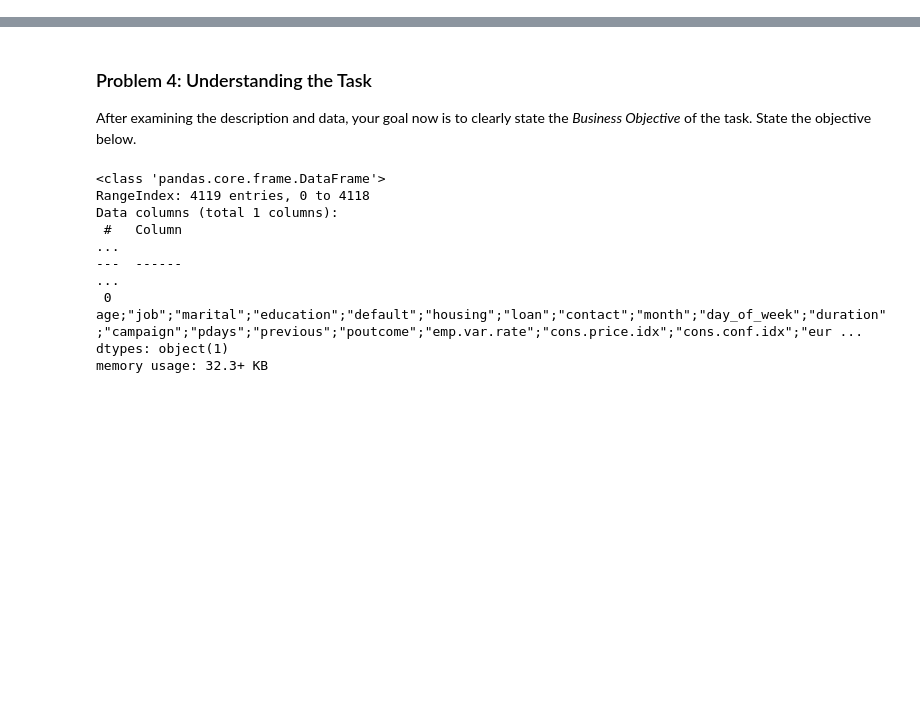
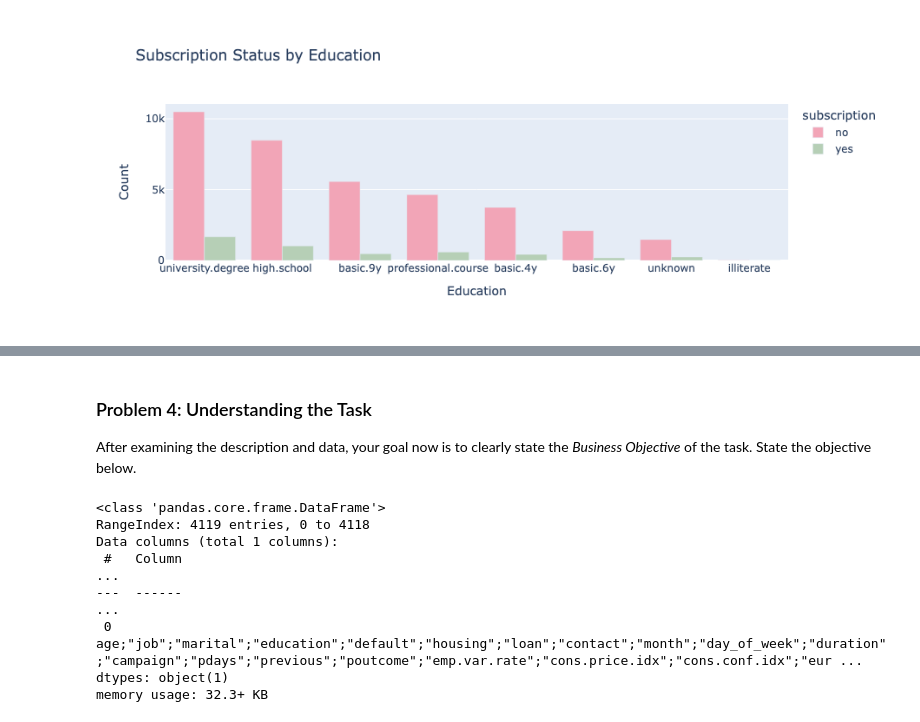
Before and after one commit to kfmatovic716/BANK-MARKETING-CAMPAIGN, a Jupyter notebook: bankmktgcampgn.ipynb, the cells around one changed output, grey strips where cells are left out. Saved outputs shown, nothing was run; the diff lists cells and outputs as text; code cells hidden in the pictures; blank space fills up the shorter version.

```diff
--- a/bankmktgcampgn.ipynb
+++ b/bankmktgcampgn.ipynb
@@ -250,0 +274,32 @@ fig.show()
+# %%
+# Plot subscription status by education
+education_counts = bankmktg_df.groupby(["education", "subscription"]).size().reset_index(name="count")
+
+edu_order = (
+    education_counts.groupby("education")["count"].sum()
+    .sort_values(ascending=False)
+    .index.tolist()
+)
+
+# Plotly bar chart (horizontal)
+fig = px.bar(
+    education_counts,
+    y="count",
+    x="education",
+    color="subscription",
+    barmode="group",
+    category_orders={"education": edu_order},
+    title="Subscription Status by Education",
+    color_discrete_sequence=['#F2A5B7', '#B6CFB6']
+)
+
+# Axis labels
+fig.update_layout(
+    xaxis_title="Education",
+    yaxis_title="Count"
+)
+
+fig.write_image("images/education.png")
+fig.show()
+# %% [output]
+[figure, added]
```
Also changed, not shown: parts of 47 cells of this notebook, 8 other files.
